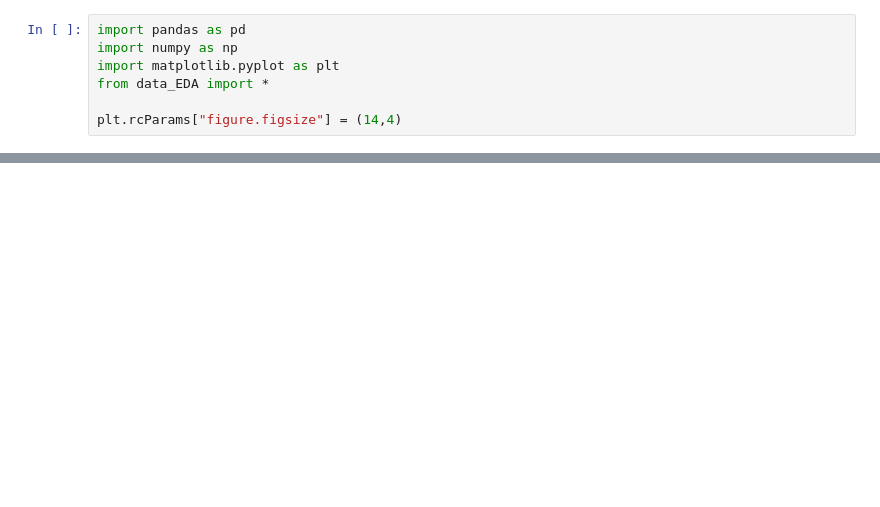
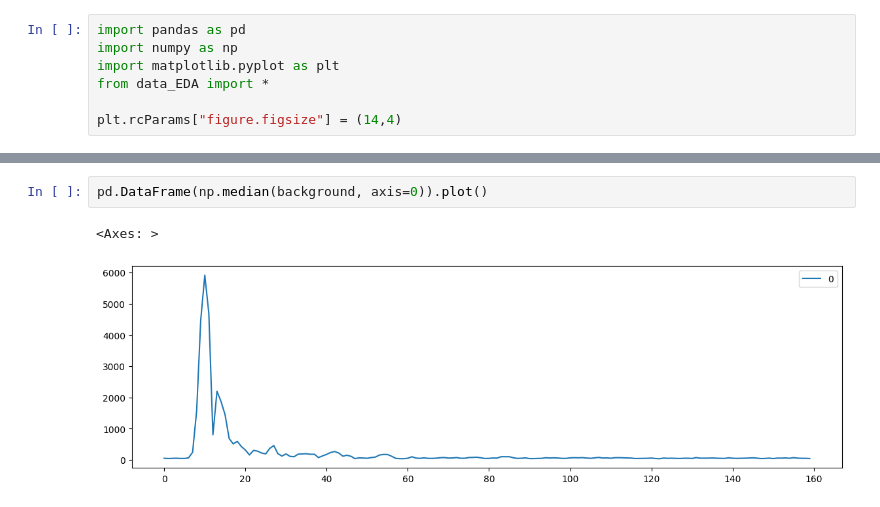
Before and after one commit to jkworldchampion/tag-less_tracking_with_uwb, a Jupyter notebook: realtime_cir_tracking.ipynb, the cells around one changed output, grey strips where cells are left out. Saved outputs shown, nothing was run; the diff lists cells and outputs as text; blank space fills up the shorter version.

```diff
--- a/realtime_cir_tracking.ipynb
+++ b/realtime_cir_tracking.ipynb
@@ -165,0 +170,5 @@ for i in range(len(diff_list)):
+# %%
+pd.DataFrame(np.median(background, axis=0)).plot()
+# %% [output]
+<Axes: >
+[figure, added]
```
Also changed, not shown: parts of 12 cells of this notebook.
